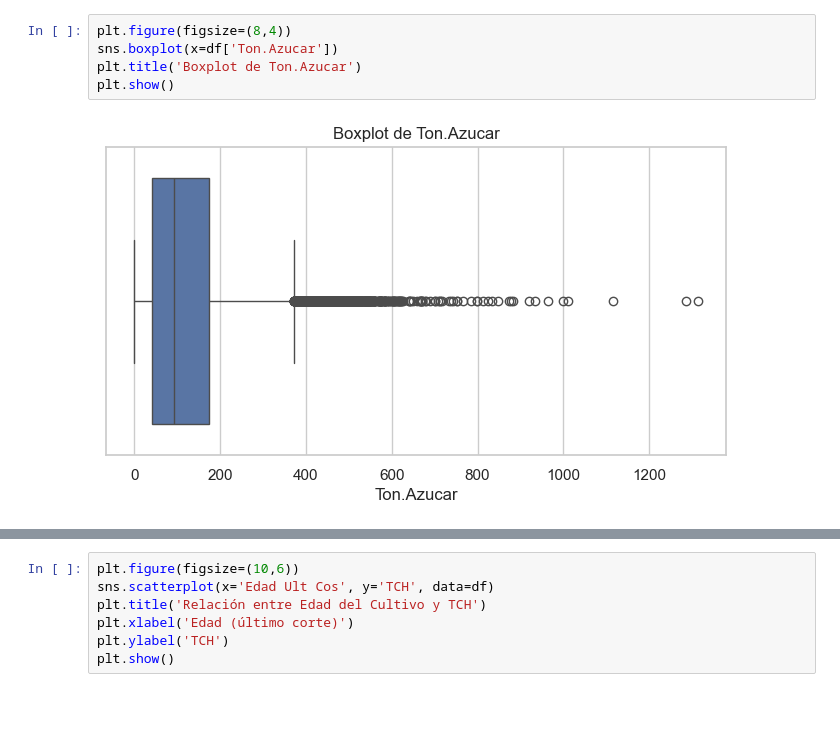
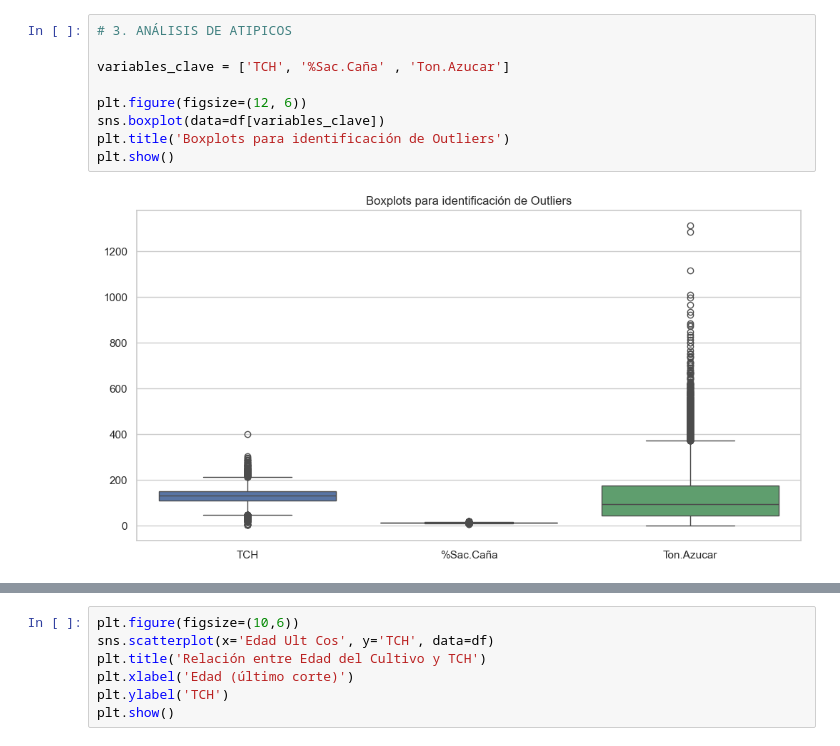
Before and after one commit to Santi1761/LAB_Ingenio_Providencia, a Jupyter notebook: EDA_Regresion_HISTORICO_SUERTES.ipynb, the cells around one changed output, grey strips where cells are left out. Cells and saved outputs as stored; diff of their text form; blank space fills up the shorter version.

```diff
--- a/EDA_Regresion_HISTORICO_SUERTES.ipynb
+++ b/EDA_Regresion_HISTORICO_SUERTES.ipynb
@@ -82,7 +90,11 @@ plt.show()
 # %%
-plt.figure(figsize=(8,4))
-sns.boxplot(x=df['Ton.Azucar'])
-plt.title('Boxplot de Ton.Azucar')
+# 3. ANÁLISIS DE ATIPICOS
+
+variables_clave = ['TCH', '%Sac.Caña' , 'Ton.Azucar']
+
+plt.figure(figsize=(12, 6))
+sns.boxplot(data=df[variables_clave])
+plt.title('Boxplots para identificación de Outliers')
 plt.show()
 # %% [output]
-[figure, old version]
+[figure, new version]
```
Also changed, not shown: parts of 17 cells of this notebook, 1 other file.
